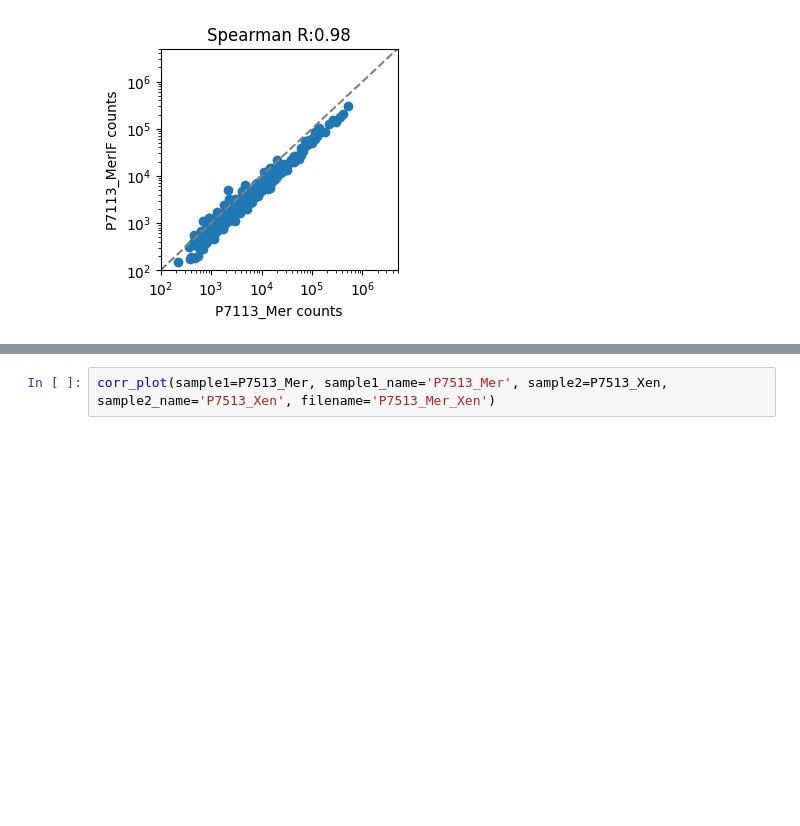
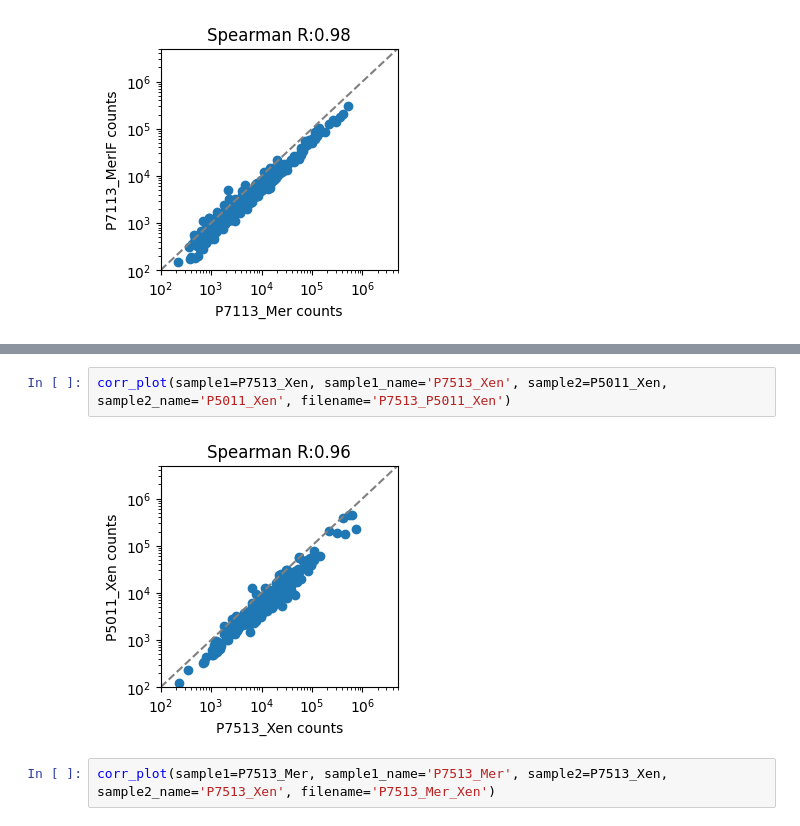
Before and after one commit to MathieuBo/MerXen, a Jupyter notebook: Notebooks/Comparison_P7513.ipynb, the cells around one changed output, grey strips where cells are left out. Saved outputs shown, nothing was run; the diff lists cells and outputs as text; blank space fills up the shorter version.

```diff
--- a/Notebooks/Comparison_P7513.ipynb
+++ b/Notebooks/Comparison_P7513.ipynb
@@ -99,3 +129,7 @@ corr_plot(sample1=P7513_Xen, sample1_name='P7513_Xen', sample2=P7113_Xen, sample
+# %%
+corr_plot(sample1=P7513_Xen, sample1_name='P7513_Xen', sample2=P5011_Xen, sample2_name='P5011_Xen', filename='P7513_P5011_Xen')
+# %% [output]
+[figure, added]
 # %%
 corr_plot(sample1=P7513_Mer, sample1_name='P7513_Mer', sample2=P7513_Xen, sample2_name='P7513_Xen', filename='P7513_Mer_Xen')
 # %% [output]
```
Also changed, not shown: parts of 10 cells of this notebook, 8 other files.
